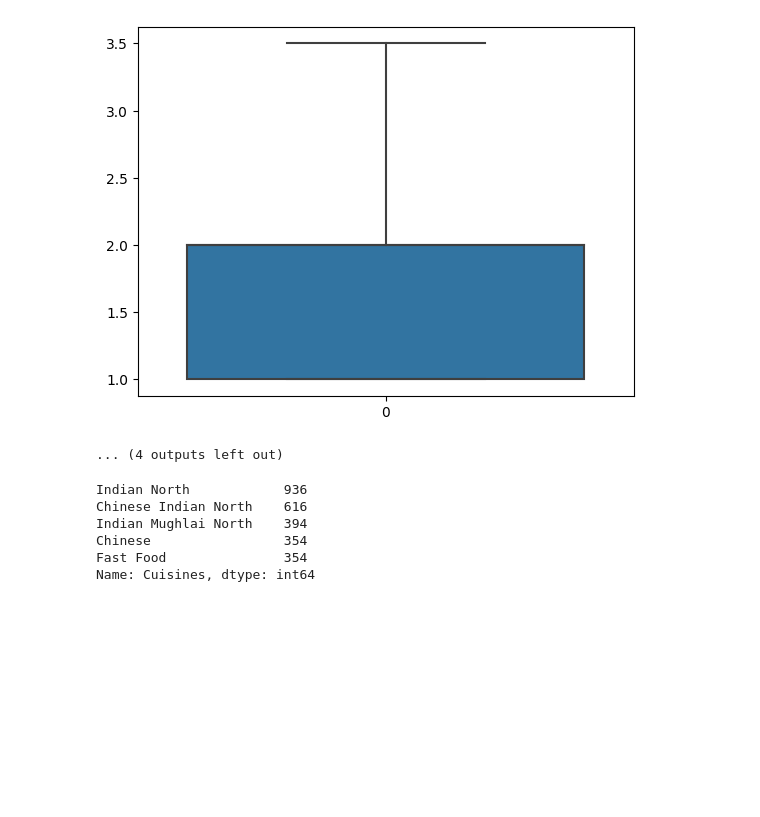
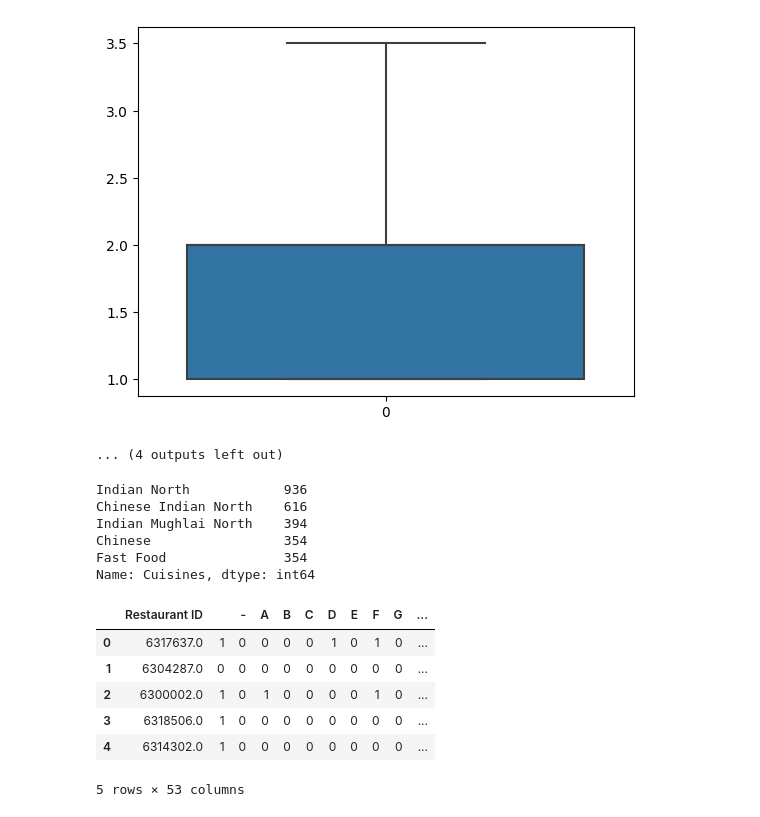
Before and after one commit to tanuushree/cuisine-classification, a Jupyter notebook: cusine_classification.ipynb, the cells around one changed output. Drawn from its saved outputs; the diff is of its cells as text; code cells hidden in the pictures; blank space fills up the shorter version.

```diff
--- a/cusine_classification.ipynb
+++ b/cusine_classification.ipynb
@@ -164,10 +164,19 @@ Chinese                 354
 Fast Food               354
 Name: Cuisines, dtype: int64
 # %%
-from sklearn.preprocessing import MultiLabelBinarizer
+from sklearn.preprocessing import MultiLabelBinarizer,LabelEncoder
 
 # Encoding categorical variables
 mlb = MultiLabelBinarizer()
 cuisines_encoded = mlb.fit_transform(df['Cuisines'])
-df_encoded = pd.concat([df, pd.DataFrame(cuisines_encoded, columns=mlb.classes_)], axis=1)
+df_encoded = pd.concat([df[['Restaurant ID']], pd.DataFrame(cuisines_encoded, columns=mlb.classes_)], axis=1)
+df_encoded.head()
+# %% [output]
+|  | Restaurant ID |  | - | A | B | C | D | E | F | G | ... |
+| 0 | 6317637.0 | 1 | 0 | 0 | 0 | 0 | 1 | 0 | 1 | 0 | ... |
+| 1 | 6304287.0 | 0 | 0 | 0 | 0 | 0 | 0 | 0 | 0 | 0 | ... |
+| 2 | 6300002.0 | 1 | 0 | 1 | 0 | 0 | 0 | 0 | 1 | 0 | ... |
+| 3 | 6318506.0 | 1 | 0 | 0 | 0 | 0 | 0 | 0 | 0 | 0 | ... |
+| 4 | 6314302.0 | 1 | 0 | 0 | 0 | 0 | 0 | 0 | 0 | 0 | ... |
+5 rows × 53 columns
 # %%
```
Also changed, not shown: parts of 13 cells of this notebook.
